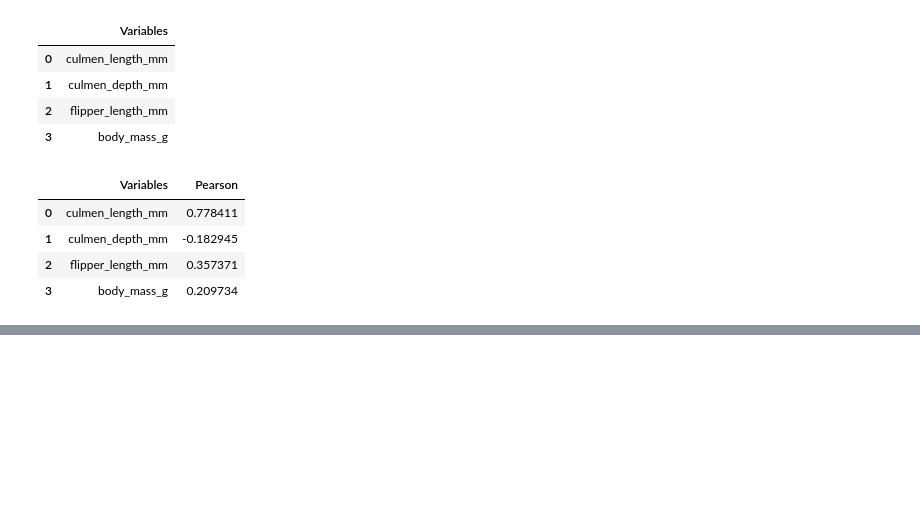
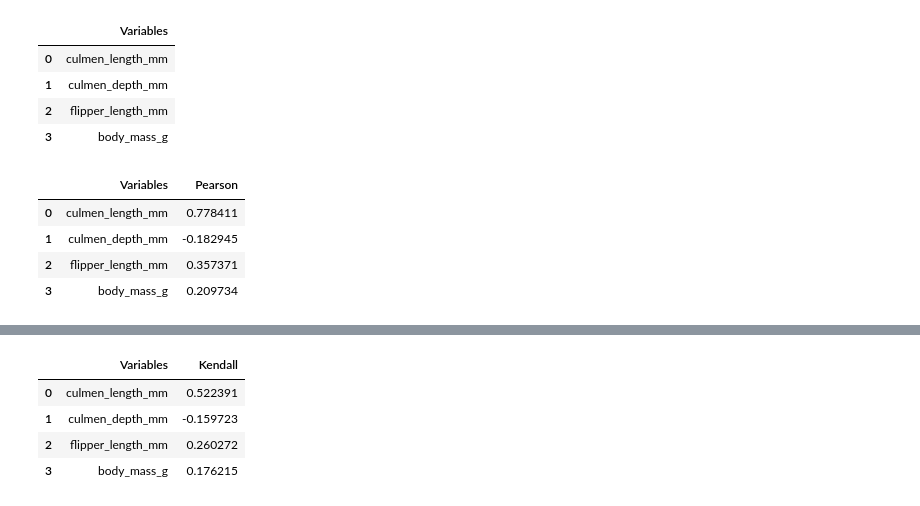
Before and after one commit to FersLeon/Pr-ctica-3.3-AyVD-, a Jupyter notebook: Práctica3_3_AyVD.ipynb, the cells around one changed output, grey strips where cells are left out. Drawn from its saved outputs; the diff is of its cells as text; code cells hidden in the pictures; blank space fills up the shorter version.

```diff
--- a/Práctica3_3_AyVD.ipynb
+++ b/Práctica3_3_AyVD.ipynb
@@ -297,0 +394,9 @@ df
+# %%
+df['Kendall'] = coeficientes_kendall
+df
+# %% [output]
+|  | Variables | Kendall |
+| 0 | culmen_length_mm | 0.522391 |
+| 1 | culmen_depth_mm | -0.159723 |
+| 2 | flipper_length_mm | 0.260272 |
+| 3 | body_mass_g | 0.176215 |
```
Also changed, not shown: parts of 5 cells of this notebook.
